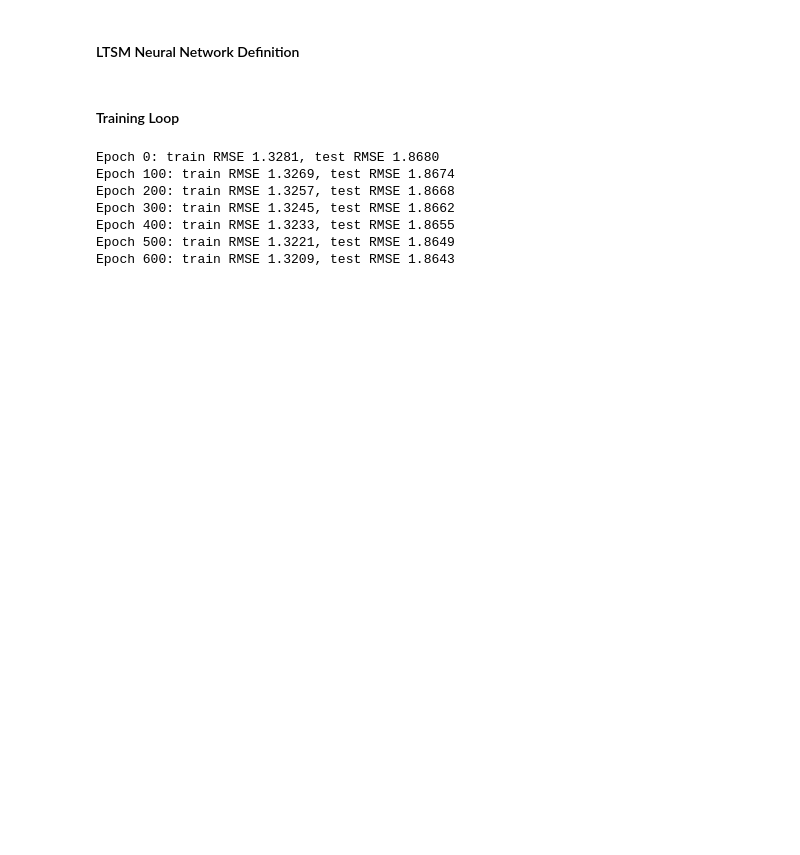
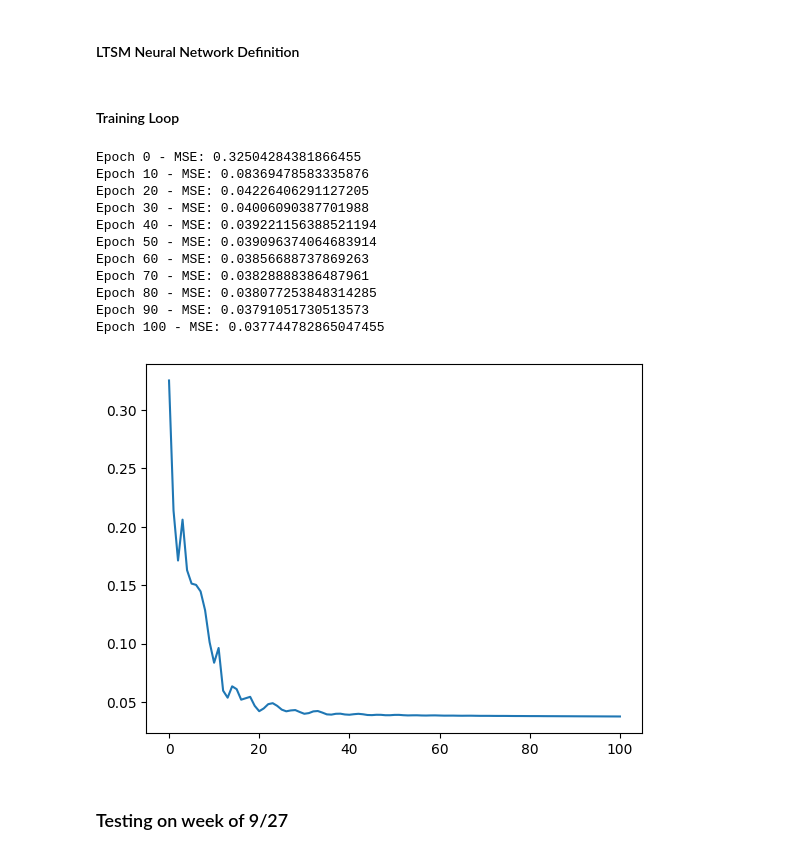
Before and after one commit to Purdue-IEEE-EMBS/BHI-23-PHInformatics, a Jupyter notebook: src/PHI.ipynb, the cells around one changed output. Cells and saved outputs as stored; diff of their text form; code cells hidden in the pictures; blank space fills up the shorter version.

```diff
--- a/src/PHI.ipynb
+++ b/src/PHI.ipynb
@@ -60,0 +48,5 @@ test = test['actuals.newCases'].values.astype('float32')
+# %%
+scaler = MinMaxScaler(feature_range=(-1, 1))
+df['actuals.newCases'] = scaler.fit_transform(df['actuals.newCases'].values.reshape(-1, 1))
+
+df
@@ -106,51 +149,60 @@ class Net(nn.Module):
 # %%
 
 import numpy as np
 import torch.optim as optim
 import torch.utils.data as data
-
-mps = torch.device('mps')
-
-model = Net()
-model.to(mps)
 
 X_train = X_train.to(mps)
 y_train = y_train.to(mps)
 
 X_test = X_test.to(mps)
 y_test = y_test.to(mps)
 
-mean_train = torch.tensor(train).to(mps).mean()
-mean_test = torch.tensor(test).to(mps).mean()
+def train(hidden_dims, num_layers, n_epochs, lr):
 
-optimizer = optim.Adam(model.parameters())
-loss_fn = nn.MSELoss()
-loader = data.DataLoader(data.TensorDataset(X_train, y_train), shuffle=True, batch_size=8)
+    model = LSTM(input_dim=1, hidden_dim=hidden_dims, output_dim=1, num_layers=num_layers)
 
-n_epochs = 2000
-for epoch in range(n_epochs):
-    model.train()
-    for X_batch, y_batch in loader:
-        y_pred = model(X_batch)
-        loss = loss_fn(y_pred, y_batch)
+    mps = torch.device('mps')
+
+    model.to(mps)
+
+    optimizer = optim.Adam(model.parameters(), lr)
+    loss_fn = nn.MSELoss()
+
+    hist = np.zeros(n_epochs)
+
+    for epoch in range(n_epochs):
+        model.train()
+
+        y_pred = model(X_train)
+        loss = loss_fn(y_pred, y_train)
+        hist[epoch] = loss.item()
+
+        if epoch % 10 == 0:
+            print(f"Epoch {epoch} - MSE: {loss.item()}")
+
         optimizer.zero_grad()
         loss.backward()
         optimizer.step()
-    # Validation
-    if epoch % 100 != 0:
-        continue
-    model.eval()
-    with torch.no_grad():
-        y_pred = model(X_train)
-        train_rmse = torch.sqrt(loss_fn(y_pred, y_train))
-        y_pred = model(X_test)
-        test_rmse = torch.sqrt(loss_fn(y_pred, y_test))
-    print("Epoch %d: train RMSE %.4f, test RMSE %.4f" % (epoch, torch.div(train_rmse, mean_train), torch.div(test_rmse, mean_test)))
+        # Validation
+
+    return hist
+
+hist = train(32, 2, 101, 0.01)
+plt.plot(hist)
+plt.show()
 # %% [output]
-Epoch 0: train RMSE 1.3281, test RMSE 1.8680
-Epoch 100: train RMSE 1.3269, test RMSE 1.8674
-Epoch 200: train RMSE 1.3257, test RMSE 1.8668
-Epoch 300: train RMSE 1.3245, test RMSE 1.8662
-Epoch 400: train RMSE 1.3233, test RMSE 1.8655
-Epoch 500: train RMSE 1.3221, test RMSE 1.8649
-Epoch 600: train RMSE 1.3209, test RMSE 1.8643
+Epoch 0 - MSE: 0.32504284381866455
+Epoch 10 - MSE: 0.08369478583335876
+Epoch 20 - MSE: 0.04226406291127205
+Epoch 30 - MSE: 0.04006090387701988
+Epoch 40 - MSE: 0.039221156388521194
+Epoch 50 - MSE: 0.039096374064683914
+Epoch 60 - MSE: 0.03856688737869263
+Epoch 70 - MSE: 0.03828888386487961
+Epoch 80 - MSE: 0.038077253848314285
+Epoch 90 - MSE: 0.03791051730513573
+Epoch 100 - MSE: 0.037744782865047455
+[figure, added]
+# %% [markdown]
+### Testing on week of 9/27
```
Also changed, not shown: parts of 18 cells of this notebook, 1 other file.
